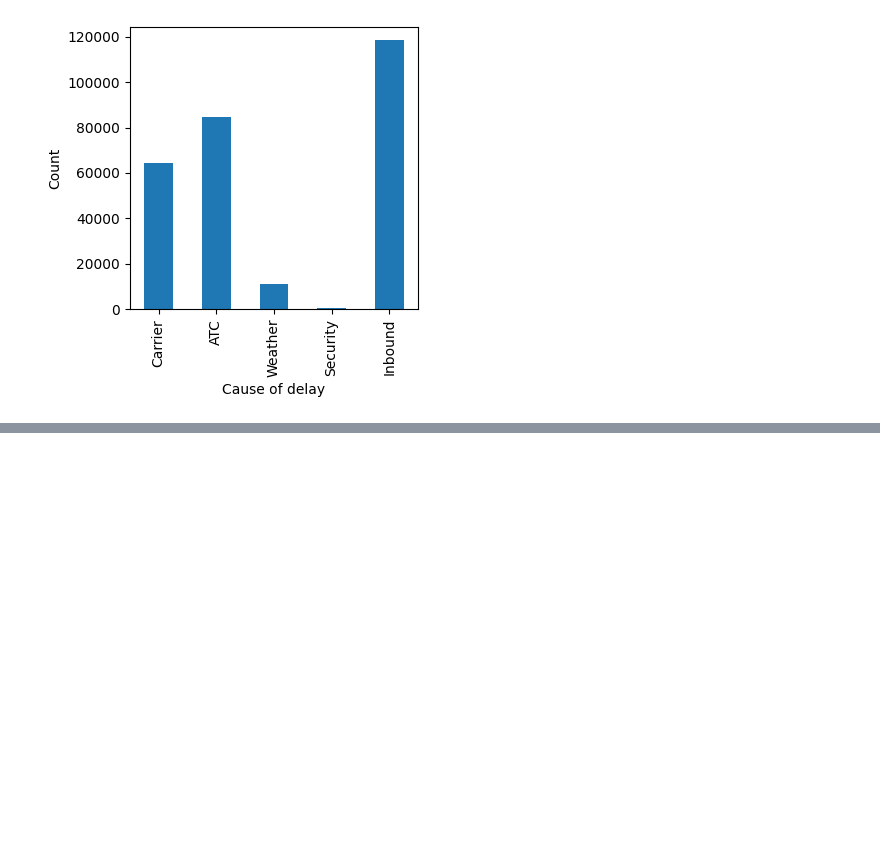
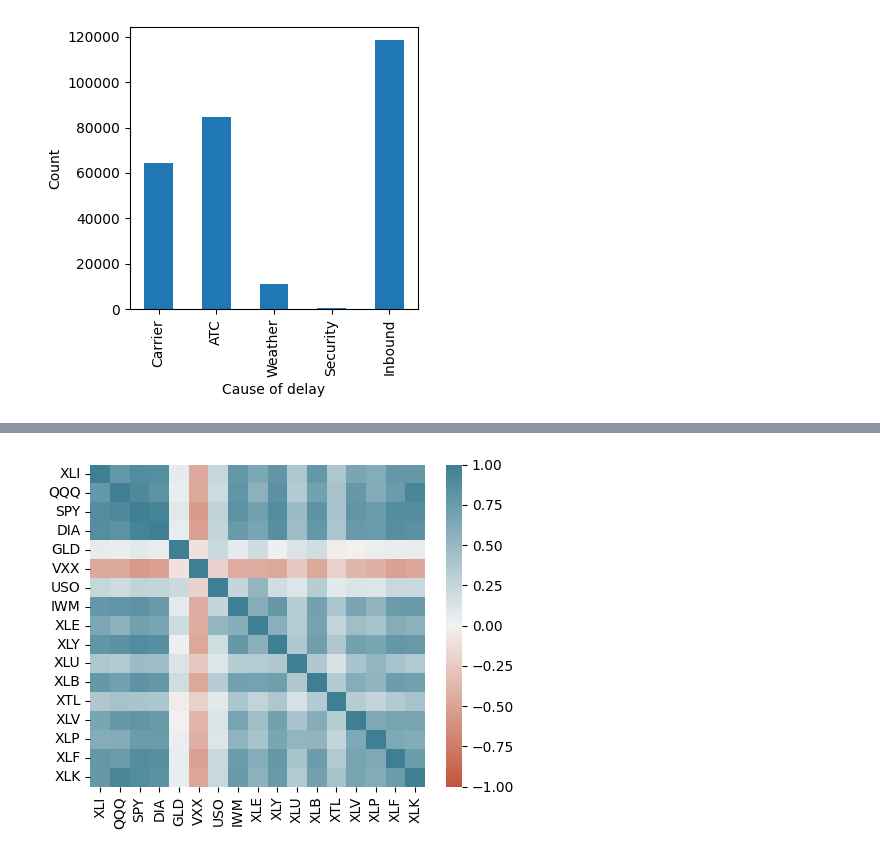
Before and after one commit to gunabalan-0411/data_science_notes, a Jupyter notebook: Code/Statistics/Chapter 1 - Exploratory Data Analysis.ipynb, the cells around one changed output, grey strips where cells are left out. Cells and saved outputs as stored; diff of their text form; code cells hidden in the pictures; blank space fills up the shorter version.

Commit message:
Day 19 Data Science - Statistics
Scatter plot

```diff
--- a/Code/Statistics/Chapter 1 - Exploratory Data Analysis.ipynb
+++ b/Code/Statistics/Chapter 1 - Exploratory Data Analysis.ipynb
@@ -236,0 +239,3 @@ plt.show()
+# %%
+sp500_sym = pd.read_csv(SP500_SECTORS_CSV)
+sp500_px = pd.read_csv(SP500_DATA_CSV, index_col=0)
@@ -236,0 +265,4 @@ plt.show()
+# %%
+etfs = sp500_px.loc[sp500_px.index > '2012-07-01',
+                    sp500_sym[sp500_sym['sector'] == 'etf']['symbol']]
+display(etfs.head())
@@ -236,0 +276,17 @@ plt.show()
+# %%
+fig, ax = plt.subplots(figsize=(5, 4))
+ax = sns.heatmap(
+        etfs.corr(),
+        vmin = -1,
+        vmax = 1,
+        cmap = sns.diverging_palette(
+            20,
+            220,
+            as_cmap=True
+        ),
+        ax = ax
+    )
+plt.tight_layout()
+plt.show()
+# %% [output]
+[figure, added]
```
Also changed, not shown: parts of 5 cells of this notebook.
